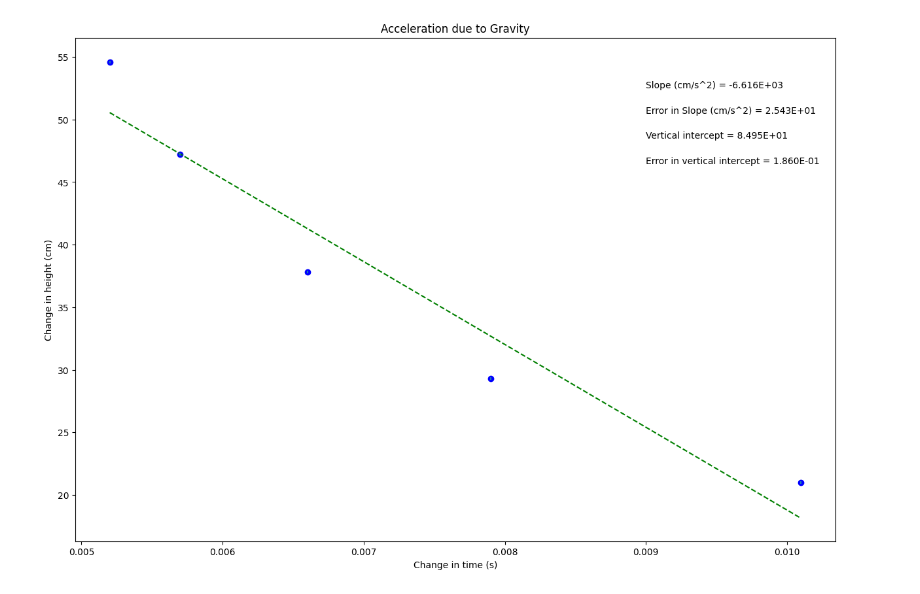
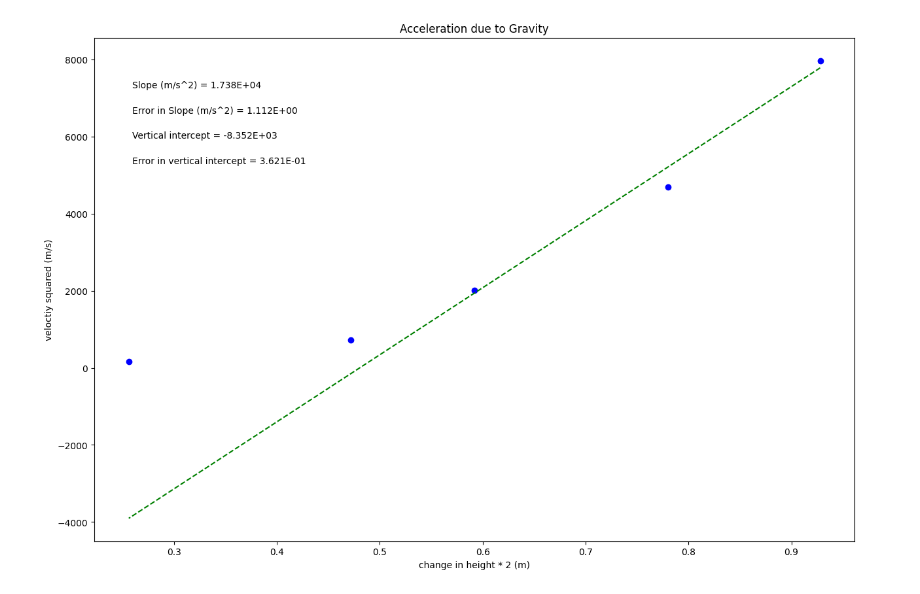
Before and after one commit to sophiaweiss04/PHSX-Lab, a Jupyter notebook: PHSXLab_plot_1.ipynb, the cells around one changed output. Drawn from its saved outputs; the diff is of its cells as text; code cells hidden in the pictures.

```diff
--- a/PHSXLab_plot_1.ipynb
+++ b/PHSXLab_plot_1.ipynb
@@ -19,33 +19,33 @@ import matplotlib.pyplot as plt
 #variable names should start with a letter and must contain only letters, numbers, and underscores
 
 
-Change_in_time = np.array([0.0052, 0.0057, 0.0066, 0.0079, 0.0101])
+height = np.array([0.928,0.78,0.592,0.472,0.256])
 
-Change_in_height = np.array([54.6, 47.2, 37.8, 29.3, 21.0])
+velocity_sqrd = np.array([7962.13,4681.44,2011.39,713.36,160.6])
 
-Height_error = np.array([0.1,0.1,0.1,0.1,0.1])
+err_velocity = np.array([1.72,1.21,0.69,0.35,0.14])
 
 
 
 #Re-assign variables as x, y, dy so that the remaining plotting code may remain generic
 #UPDATE VARIABLE NAMES (ON RHS OF EACH EQUAL SIGN) TO MATCH VARIABLE NAMES FOR DATA ABOVE
 
-x = Change_in_time       #this should be the array you want to plot on the x axis
-y = Change_in_height           #this should be the array you want to plot on the y axis
-dy = Height_error       #this should be your error in y array
+x = height     #this should be the array you want to plot on the x axis
+y = velocity_sqrd           #this should be the array you want to plot on the y axis
+dy = err_velocity       #this should be your error in y array
 
 
 #UPDATE EACH OF THESE 4 STRINGS FOR YOUR PLOT LABELS AS YOU WANT THEM TO APPEAR
 
 plot_title= 'Acceleration due to Gravity'
-x_label= 'Change in time (s)'
-y_label= 'Change in height (cm)'
-slope_units= 'cm/s^2'
+x_label= 'change in height * 2 (m)'
+y_label= 'veloctiy squared (m/s)'
+slope_units= 'm/s^2'
 
 #UPDATE ANNOTATION PLACEMENT SO IT'S OUT OF WAY OF PLOTTED DATA AND BEST FIT LINE
 #integer from 1 to 4, top R corner is 1 (counter-clockwise from there)
 
-annotation_placement=1
+annotation_placement=2
 
 
 #-----------------------------------------------------------------------#
@@ -92,31 +92,31 @@ elif annotation_placement==3 or annotation_placement==4:
 #Don't need to change anything in this section!
 
 #Plot data on graph. Plot error bars and place values for slope,
 #error in slope, and vertical intercept (plus error) on the plot using "annotate"
 
 plt.figure(figsize=(15,10))
 
 plt.plot(x, fit, color='green', linestyle='--')
 plt.scatter(x, y, color='blue', marker='o')
 
 plt.xlabel(x_label)
 plt.ylabel(y_label)
 plt.title(plot_title)
 
 plt.errorbar(x, y, yerr=dy, xerr=None, fmt="none") #don't need to plot x error bars
 
 plt.annotate('Slope ({}) = {value:.{digits}E}'.format(slope_units,value=m, digits=3),
              (xpos, ypos[0]), xycoords='axes fraction')
 
 plt.annotate('Error in Slope ({}) = {value:.{digits}E}'.format(slope_units,value=dm, digits=3),
              (xpos, ypos[1]), xycoords='axes fraction')
 
 plt.annotate('Vertical intercept = {value:.{digits}E}'.format(value=b, digits=3),
              (xpos, ypos[2]), xycoords='axes fraction')
 
 plt.annotate('Error in vertical intercept = {value:.{digits}E}'.format(value=db, digits=3),
              (xpos, ypos[3]), xycoords='axes fraction')
 
 plt.show()
 # %% [output]
-[figure, old version]
+[figure, new version]
```
